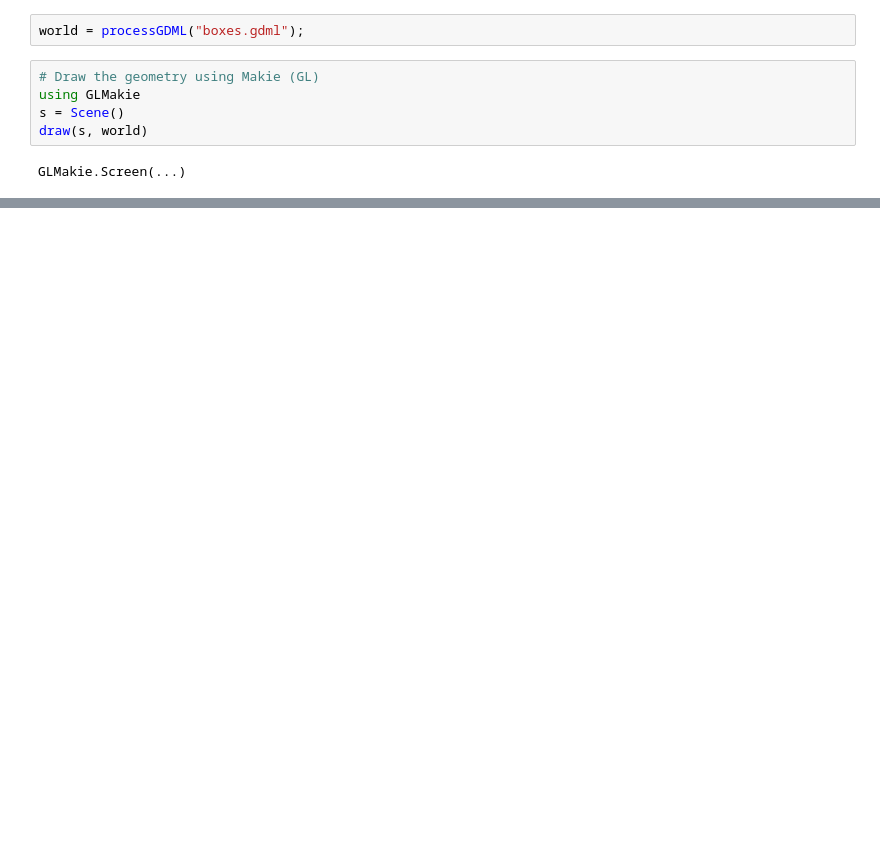
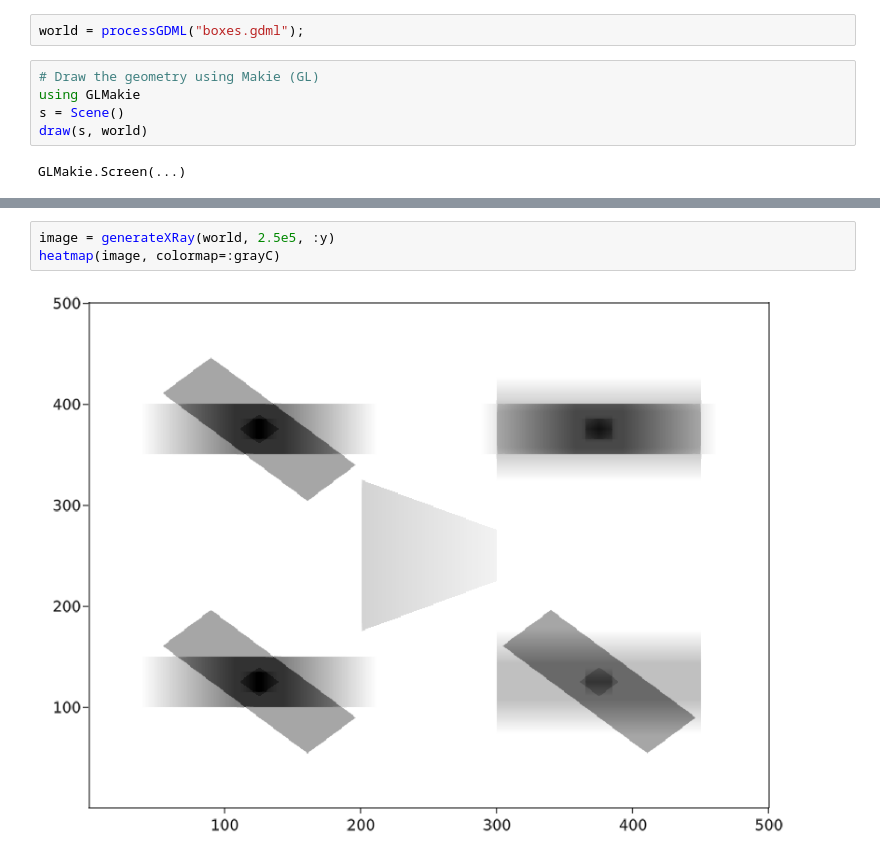
Before and after one commit to peremato/Geom4hep, a Jupyter notebook: examples/XRay.ipynb, the cells around one changed output, grey strips where cells are left out. Cells and saved outputs as stored; diff of their text form; blank space fills up the shorter version.

```diff
--- a/examples/XRay.ipynb
+++ b/examples/XRay.ipynb
@@ -26,0 +26,5 @@ heatmap(image, colormap=:grayC)
+# %%
+image = generateXRay(world, 2.5e5, :y)
+heatmap(image, colormap=:grayC)
+# %% [output]
+[figure, added]
```
Also changed, not shown: parts of 6 cells of this notebook, 6 other files.
